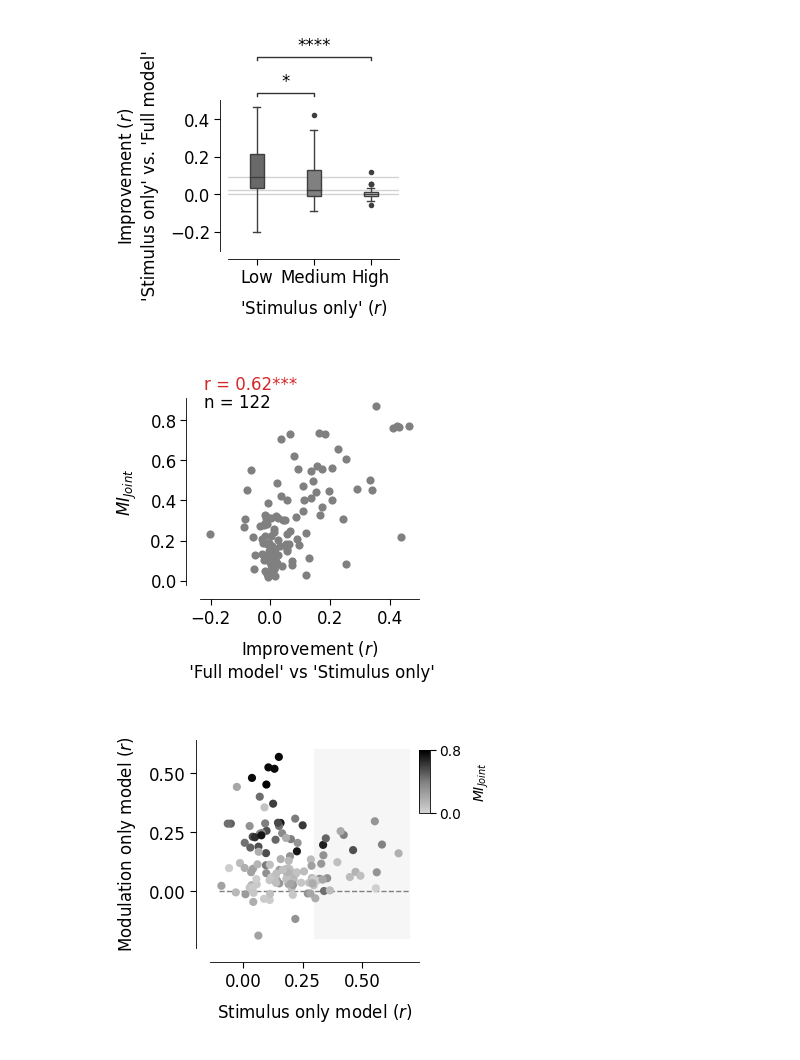
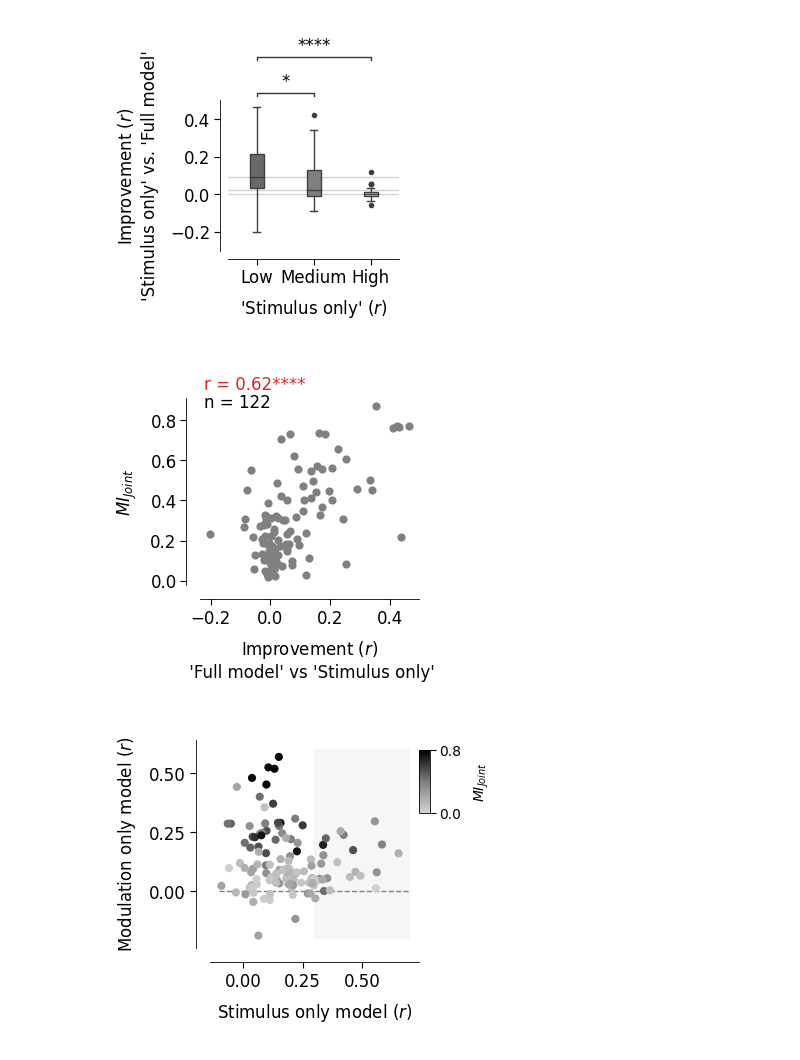
Before and after one commit to berenslab/dLGN_movie_spline_model, a Jupyter notebook: results/Fig3_panels.ipynb, the cells around one changed output. Saved outputs shown, nothing was run; the diff lists cells and outputs as text; code cells hidden in the pictures.

Commit message:
add data

```diff
--- a/results/Fig3_panels.ipynb
+++ b/results/Fig3_panels.ipynb
@@ -132,0 +26,2 @@ data_population
+# %%
+data = pd.read_csv('../data/performance_data.csv')
@@ -170,7 +67,6 @@ pvals = []
 r_stim_only = data[data['config_name']=='Stimulus only']['r_test'].values
 for config_name in config_names[1:]:
     r_compare = data[data['config_name']==config_name]['r_test'].values
-    #stats, pval = scipy.stats.mannwhitneyu(r_stim_only, r_compare, alternative='two-sided')
     stats, pval = scipy.stats.wilcoxon(r_stim_only, r_compare, alternative='two-sided')
     pvals.append(pval)
 pvals = np.array(pvals)
@@ -183,16 +79,8 @@ for i, config_name in enumerate(config_names[1:]):
 # Format p-values for plotting
 formatted_pvalues = []
 for p in pvals_corrected:
-    if 1.00e-02 < p <= 5.00e-02:
-        formatted_pvalues.append('*')
-    elif 1.00e-03 < p <= 1.00e-02:
-        formatted_pvalues.append('**')
-    elif 1.00e-04 < p <= 1.00e-03:
-        formatted_pvalues.append('***')
-    elif p <= 1.00e-04:
-        formatted_pvalues.append('****')
-    else:
-        formatted_pvalues.append('ns')
+    formatted_pvalues.append(get_formatted_pval(p, stars=True, show_ns_val=False))
+
 # Select pairs
 pairs=[('Stimulus only', 'Stim.+Opto'),
        ('Stimulus only', 'Stim.+Eye'),
@@ -494,7 +352,7 @@ df_group_plt
 # %%
 pairs=[('low', 'medium'),
-         ('low', 'high'),
-        ]
+       ('low', 'high'),
+       ]
 # Stats
 pvals = []
 for pair in pairs:
@@ -507,16 +365,7 @@ reject, pvals_corrected, alphacSidak, alphacBonf = statsmodels.stats.multitest.m
 # Format p-values for plotting
 formatted_pvalues = []
 for p in pvals_corrected:
-    if 1.00e-02 < p <= 5.00e-02:
-        formatted_pvalues.append('*')
-    elif 1.00e-03 < p <= 1.00e-02:
-        formatted_pvalues.append('**')
-    elif 1.00e-04 < p <= 1.00e-03:
-        formatted_pvalues.append('***')
-    elif p <= 1.00e-04:
-        formatted_pvalues.append('****')
-    else:
-        formatted_pvalues.append('ns')
+    formatted_pvalues.append(get_formatted_pval(p, stars=True, show_ns_val=False))
 # %%
 with plt.style.context("matplotlib_config.txt"):
     mosaic = """
@@ -588,36 +436,36 @@ low vs. high: ****
 colors_cmap = ['lightgray', 'gray', 'k']
 cmap = LinearSegmentedColormap.from_list('mi', colors_cmap, N=100)
 
 with plt.style.context("matplotlib_config.txt"):
     mosaic = """
     a
     """
     fig, ax_dict = plt.subplot_mosaic(
         mosaic,
         figsize=(1.6, 1.5),
         dpi=200,
         constrained_layout=True,
-        #sharex=True,
     )
 
     txt_kwargs = dict(
         color="black", fontsize="larger"
     )
     ax = ax_dict['a']
     im = ax.scatter(df_group_plt['improvement'].values, df_group_plt['mi'].values, color='gray', vmin=0, vmax=.8, s=15, zorder=1)#c=df_group_plt['mi'].values
     ax.set_ylabel('$MI_{Joint}$')
     ax.set_xlabel("Improvement ($r$)\n 'Full model' vs 'Stimulus only'")
 
     sns.despine(trim=False, offset=5)
 
-    fig.text(s=f"r = {corrcoeff_improvement_nonretmod:.2f}{pval_star}", y=1.0, x=.3, color='tab:red')
+    fig.text(s=f"r = {corrcoeff_improvement_mi:.2f}{pval_improvement_mi_star}", y=1.0, x=.3, color='tab:red')
     fig.text(s=f"n = {df_group_plt.shape[0]}", y=.94, x=.3)
 
+    # Save plot
     filename = 'improvement_vs_mi_wo_colors'
     fig.savefig(f"./plots/Fig3/{filename}.png", dpi=200, bbox_inches='tight', facecolor=fig.get_facecolor(), transparent=False)
     fig.savefig(f"./plots/Fig3/{filename}.svg", bbox_inches='tight', facecolor=fig.get_facecolor(), transparent=False)
 # %% [output]
-[figure, old version]
+[figure, new version]
 # %%
 colors_cmap = ['lightgray', 'gray', 'k']
 cmap = LinearSegmentedColormap.from_list('mi', colors_cmap, N=100)
```
Also changed, not shown: parts of 22 cells of this notebook, 8 other files.
